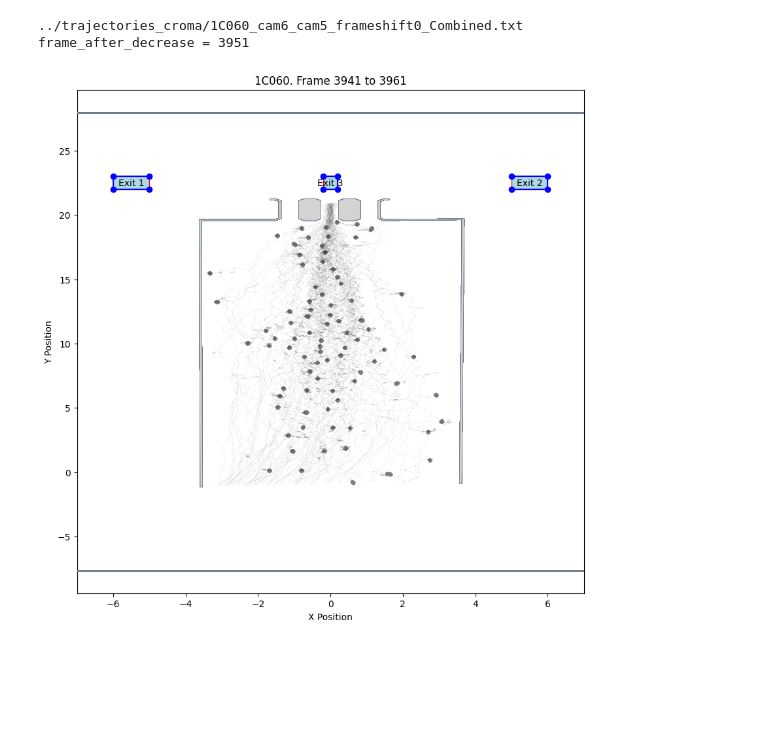
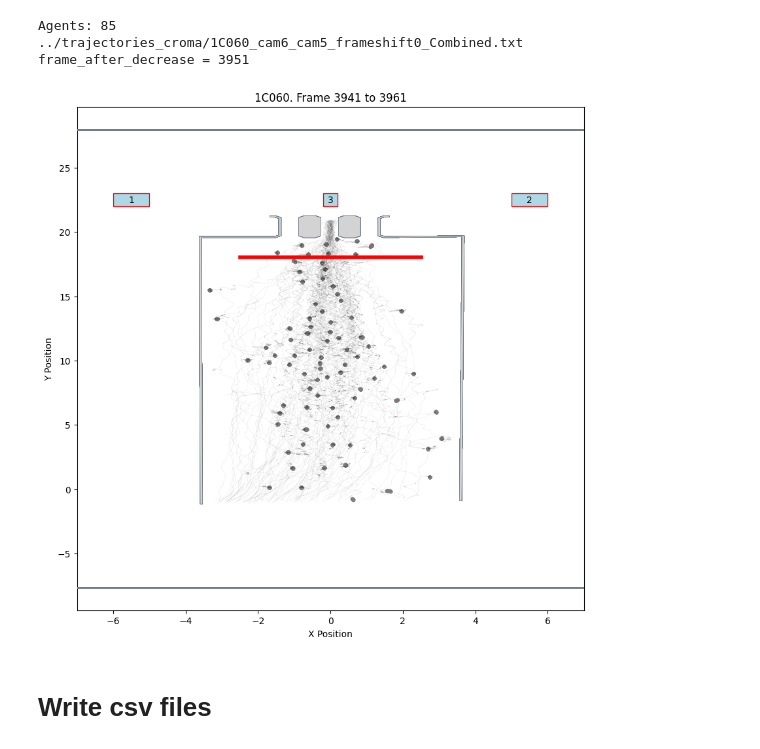
Before and after one commit to PedestrianDynamics/Motivation, a Jupyter notebook: positions.ipynb, the cells around one changed output. Cells and saved outputs as stored; diff of their text form; code cells hidden in the pictures; blank space fills up the shorter version.

```diff
--- a/positions.ipynb
+++ b/positions.ipynb
@@ -75,11 +76,18 @@ def plot_trajectories_around_frame(
 
     # plot destinations
     data = read_json_file(inifile)
+    motivation_doors = data["motivation_parameters"]["motivation_doors"]
+    for door in motivation_doors:
+        vertices = door["vertices"]
+        x_vals = [point[0] for point in vertices]
+        y_vals = [point[1] for point in vertices]
+        plt.plot(x_vals, y_vals, label=f"Door {door['id']}", color='red', lw=4)
+
     for destination in data["destinations"]:
         vertices = destination["vertices"]
         polygon = plt.Polygon(vertices, closed=True, fill=True, edgecolor='r', facecolor='lightblue', label=f"Exit {destination['id']}")
         plt.gca().add_patch(polygon)
-        plt.plot(*zip(*vertices), marker='o', color='b')
+        #plt.plot(*zip(*vertices), marker='o', color='b')
         centroid = [sum(x)/len(vertices) for x in zip(*vertices)]
         plt.text(centroid[0], centroid[1], f"{destination['id']}", ha='center', va='center', fontsize=10, color='black')
 
@@ -100,37 +108,38 @@ filenames = [
     "../trajectories_croma/2C130_cam6_cam5_frameshift0_Combined.txt",
     "../trajectories_croma/2C150_cam6_cam5_frameshift0_Combined.txt",
 ]
 
 
 # Define the WKT string for the polygon
 geometry = from_wkt(
     "POLYGON ((-8.88 -7.63, 8.3 -7.63, 8.3 27.95, -8.88 27.95, -8.88 -7.63), (-3.54 -1.13, -3.57 19.57, -1.52 19.57, -1.37 19.71, -1.37 21.09, -1.52 21.23, -1.67 21.23, -1.67 21.18, -1.545 21.18, -1.4200000000000002 21.065, -1.4200000000000002 19.735, -1.545 19.62, -3.6199999999999997 19.62, -3.59 -1.13, -3.54 -1.13), (3.57 -0.89, 3.64 19.64, 1.47 19.57, 1.32 19.71, 1.32 21.09, 1.47 21.23, 1.62 21.23, 1.62 21.18, 1.4949999999999999 21.18, 1.37 21.065, 1.37 19.735, 1.4949999999999999 19.62, 3.69 19.69, 3.6199999999999997 -0.89, 3.57 -0.89), (0.67 19.57, 0.82 19.71, 0.82 21.09, 0.67 21.23, 0.38 21.23, 0.23 21.09, 0.23 19.71, 0.38 19.57, 0.67 19.57), (-0.42 19.57, -0.27 19.71, -0.27 21.09, -0.42 21.23, -0.72 21.23, -0.87 21.09, -0.87 19.71, -0.72 19.57, -0.42 19.57))"
 )
 for filename in filenames[0:1]:
     df, frame_after_decrease = get_first_frame_after_max_reached(filename)
+    print(f"Agents: {len(df['id'].unique())}")
     print(f"{filename}")
     print(f"{frame_after_decrease = }")
     title = Path(filename).stem.split("_")[0]
 
     if frame_after_decrease is not None:
         frame_data = df[df["frame"] == frame_after_decrease]
         tuple_list = [tuple(x) for x in frame_data[['x', 'y']].to_numpy()]
         filename = f"{title}_frame_{frame_after_decrease}.csv"
         with open(filename, 'w') as f:
             writer = csv.writer(f)
             writer.writerows(tuple_list)
         plot_trajectories_around_frame(
             df, frame_after_decrease, num_frames=10, title=title, geometry=geometry
         )
     else:
         print("No valid frame found for visualization.")
-
-
-# plot exits
 # %% [output]
+Agents: 85
 ../trajectories_croma/1C060_cam6_cam5_frameshift0_Combined.txt
 frame_after_decrease = 3951
-[figure, old version]
+[figure, new version]
+# %% [markdown]
+# Write csv files
 # %%
 def write_result_to_csv(filename="points.csv"):
     frame_data = df[df["frame"] == frame_after_decrease]
```
Also changed, not shown: parts of 12 cells of this notebook, 5 other files.
